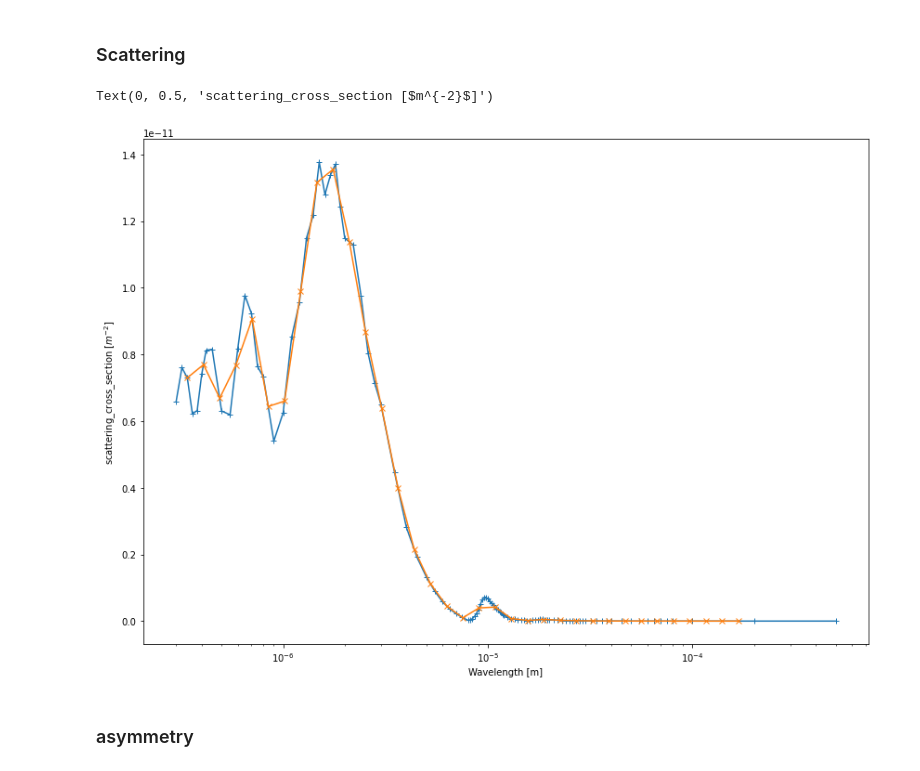
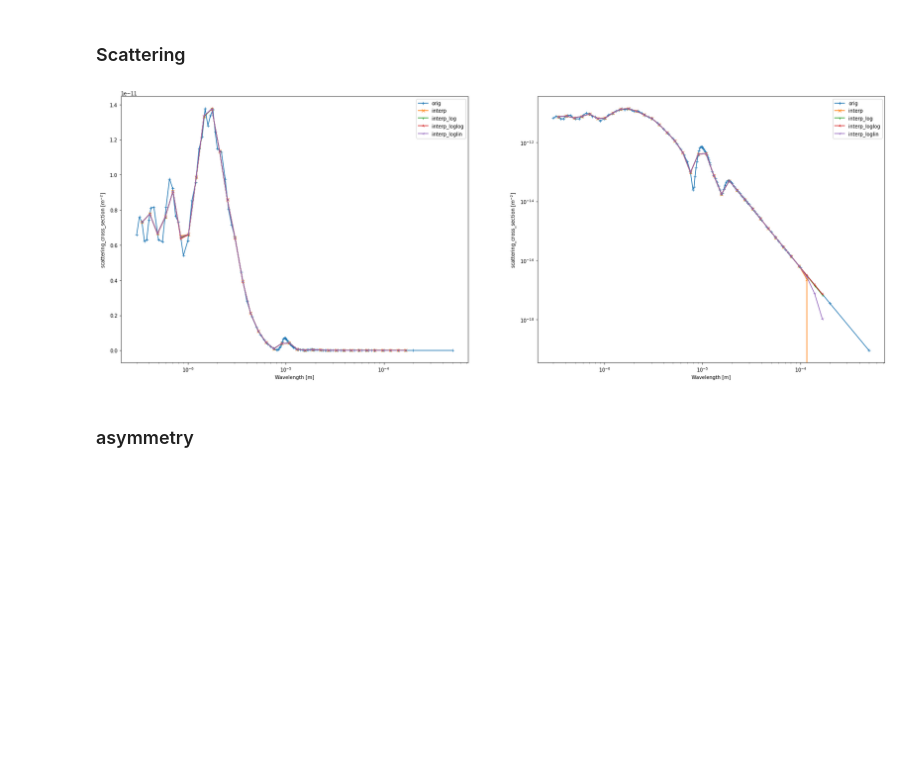
Before and after one commit to nabajour/Alfrodull, a Jupyter notebook: tools/create_cloud_file.ipynb, the cells around one changed output. Cells and saved outputs as stored; diff of their text form; code cells hidden in the pictures; blank space fills up the shorter version.

```diff
--- a/tools/create_cloud_file.ipynb
+++ b/tools/create_cloud_file.ipynb
@@ -186,20 +247,30 @@ ax_g0.legend()
 # %% [markdown]
 ### Scattering
-# %%
-fig, ax_sigma_scat = plt.subplots(1,1, figsize=(14,10))
-
-ax_sigma_scat.plot(cloud_wavelength, cloud_scattering, marker='+', label='orig')
-ax_sigma_scat.plot(opac_bin_centers_wavelengths, cloud_scattering_out, marker='x', label='interp')
-
-
-ax_sigma_scat.set_xscale('log')
-ax_sigma_scat.set_xlabel("Wavelength [m]")
-ax_sigma_scat.set_ylabel("scattering_cross_section [$m^{-2}$]")
-#ax.set_xlim(2e-3, 2e-2)
-#ax.set_ylim(-1e10, 1e10)
-# %% [output]
-Text(0, 0.5, 'scattering_cross_section [$m^{-2}$]')
-[figure, removed]
+# %%
+fig, (ax_sigma_scat_lin, ax_sigma_scat_log) = plt.subplots(1,2, figsize=(2*14,10))
+
+
+plt_func(ax_sigma_scat_lin,
+         [cloud_wavelength,opac_bin_centers_wavelengths,opac_bin_centers_wavelengths,opac_bin_centers_wavelengths,opac_bin_centers_wavelengths,opac_bin_centers_wavelengths],
+         [cloud_scattering, cloud_scattering_out, cloud_scattering_log_out, cloud_scattering_loglog_out, cloud_scattering_loglin_out],
+         ['orig', 'interp', 'interp_log', 'interp_loglog', 'interp_loglin'],
+         "Wavelength [m]",
+         "scattering_cross_section [$m^{-2}$]",
+         ['+', 'x', '1', '2', '3'],
+         'log',
+         'linear' )
+
+plt_func(ax_sigma_scat_log,
+         [cloud_wavelength,opac_bin_centers_wavelengths,opac_bin_centers_wavelengths,opac_bin_centers_wavelengths,opac_bin_centers_wavelengths,opac_bin_centers_wavelengths],
+         [cloud_scattering, cloud_scattering_out, cloud_scattering_log_out, cloud_scattering_loglog_out, cloud_scattering_loglin_out],
+         ['orig', 'interp', 'interp_log', 'interp_loglog', 'interp_loglin'],
+         "Wavelength [m]",
+         "scattering_cross_section [$m^{-2}$]",
+         ['+', 'x', '1', '2', '3'],
+         'log',
+         'log' )
+# %% [output]
+[figure, added]
 # %% [markdown]
 ### asymmetry
 # %%
```
Also changed, not shown: parts of 8 cells of this notebook, 12 other files.
